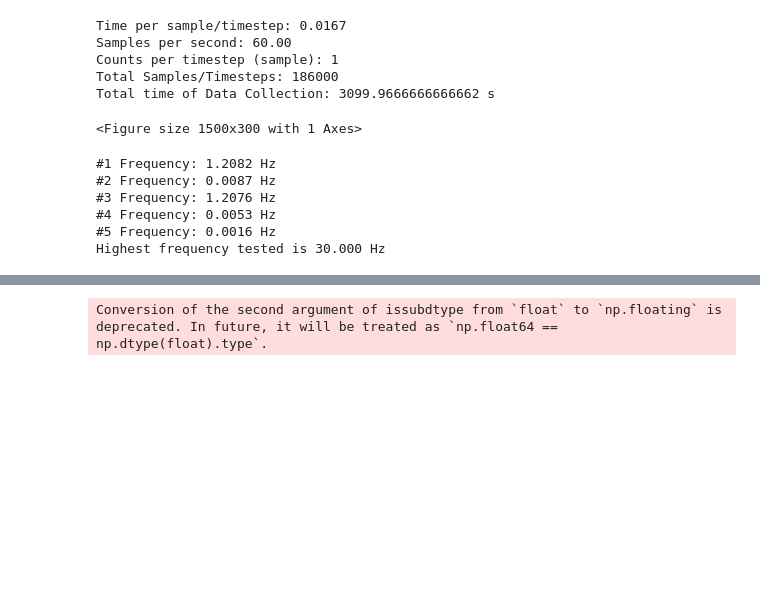
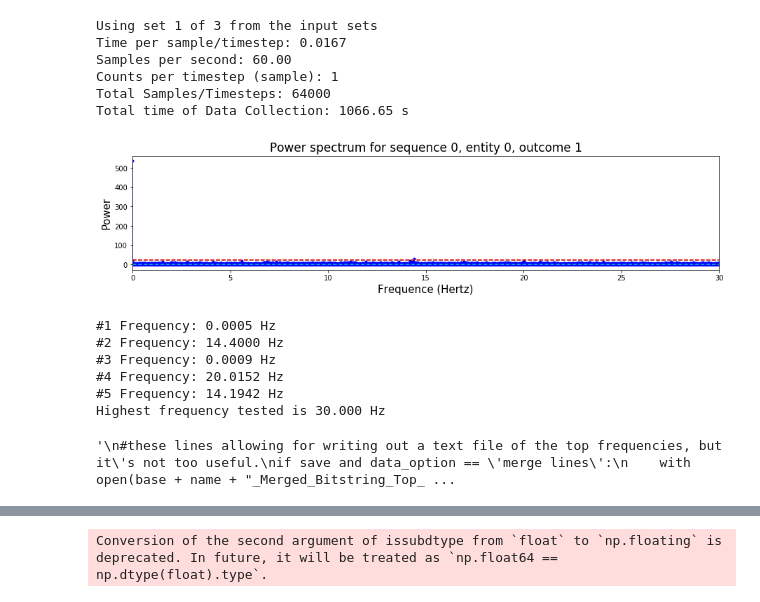
Before and after one commit to garretts-hub/GST_Work, a Jupyter notebook: Drift Analysis with Real Data.ipynb, the cells around one changed output, grey strips where cells are left out. Cells and saved outputs as stored; diff of their text form; code cells hidden in the pictures; blank space fills up the shorter version.

```diff
--- a/Drift Analysis with Real Data.ipynb
+++ b/Drift Analysis with Real Data.ipynb
@@ -5,34 +5,49 @@ from pygsti.extras import drift
 import numpy as np
 from data_list_creator import create_data
 from helpers import *
-from drift_file_io import drift_input, calculate_average_timestep, merge_lines
+from drift_file_io import drift_input, calculate_average_timestep, merge_lines, sixteen_bit_lines_backwards
 import NoiseSignal2 as ns
 savepath = None
 
-save = False
-data_option = 3
+save = True
+data_option = '16-bit lines' # 'merge lines' or '16-bit lines'
+number_of_experiments = 3
+experiment_to_use = 0 #choose from 0 --> N-1, where N in number_of_experiments
+base = "N:/Programs/Ions Share/Gate-Set Tomography/DriftAnalysis/"
+name = '2018_11_16_64000/2018_11_16_1134_47_DRIFT' #specify date_folder/txt_file_name
 ###############file io (option 2) is for each line being one sample, merge (opt. 3) is to combine all lines into one sample
 ###########################################Manipulate variables here ###############################################
 #################################################################################################################
 #For reading in experimental data: enter here
-if data_option == 2 or data_option == 3:
-    base = "N:/Programs/Ions Share/Gate-Set Tomography/DriftAnalysis/"
-    name = '2018_08_27 Gi Data/2018_08_27_1627_08_DRIFT' #specify date_folder/txt_file_name
+if data_option == 'merge lines':
     file_loc = base + name + ".txt"
-    time_per_sample = 1/60 #seconds, only necessary if you're doing the merge lines
+    time_per_sample = 1/60 #seconds
     savepath = None
-    if save and (data_option == 2 or data_option == 3):
+    if save:
         savepath = base  + name + "_Merged_Bitstring_Plot.png"
+elif data_option == '16-bit lines':
+    file_loc = base + name + ".txt"
+    time_per_sample = 1/60 #seconds
+    savepath = None
+    if save:
+        savepath = base  + name + "_No_Delay_ExperimentNum" + str(experiment_to_use + 1) + ".png"
 ##################################################################################################################
 ##############################################################################################################
 #Don't change anything below this line for regular program operation
 
-if data_option == 2:
-    raw_bit_array, ones_count_array, zeros_count_array, timestamp_array = drift_input(file_loc)
-    time_per_sample = calculate_average_timestep(timestamp_array)
-    print("Data is loaded...Beginning Drift Analysis")
-elif data_option == 3:
+if data_option == '16-bit lines':
+    ones_count_array, zeros_count_array, timestamp_array = sixteen_bit_lines_backwards(file_loc, time_per_sample, number_of_experiments)[experiment_to_use]
+    print("Using set {} of {} from the input sets".format(experiment_to_use + 1, number_of_experiments))
+elif data_option == 'merge lines':
     ones_count_array, zeros_count_array, timestamp_array = merge_lines(file_loc, time_per_sample)
+
+###### I'm only taking in a select amount of data points here, just to see what the FT gives~!!!
+all_points = len(ones_count_array)
+mindex = 0
+maxdex = all_points
+ones_count_array = ones_count_array[mindex:maxdex]
+timestamp_array = timestamp_array[mindex:maxdex]
+###########################
 
 #calculate results and print relevant information
 print("Time per sample/timestep: {:.4f}".format(time_per_sample))
@@ -41,41 +56,46 @@ nCounts = ones_count_array[0] + zeros_count_array[0] #the number of samples per
 print("Counts per timestep (sample): {}".format(nCounts))
 nSamples = len(ones_count_array)
 print("Total Samples/Timesteps: {}".format(nSamples))
 print("Total time of Data Collection: {} s".format(timestamp_array[len(timestamp_array) - 1] - timestamp_array[0]))
+
 drifted = drift.do_basic_drift_characterization(ones_count_array, counts=nCounts, timestep=time_per_sample,timestamps=timestamp_array, verbosity=0)
 drifted.plot_power_spectrum(sequence=0, entity=0, outcome=1, savepath=savepath)
 
 #analyze the frequency-power spectrum
 frequencies = list(drifted.frequencies)
 power_spectrum = list(drifted.pspepo_power_spectrum[0,0,1,:])
 sorted_groups = create_sorted_tuples(frequencies, power_spectrum)
 num_points = 5
 for i in range(num_points):
     print("#{} Frequency: {:.4f} Hz".format(i+1, sorted_groups[i][0]))
 #print("Spacing is {:.4f} Hz".format(frequencies[1]-frequencies[0]))
 print("Highest frequency tested is {:.3f} Hz".format(frequencies[len(frequencies) - 1]))
 
-if save:
+"""
+#these lines allowing for writing out a text file of the top frequencies, but it's not too useful.
+if save and data_option == 'merge lines':
     with open(base + name + "_Merged_Bitstring_Top_Freqs.txt","w") as out:
         out.write("Time per sample/timestep: {:.4f}\n".format(time_per_sample))
         out.write("Samples per second: {:.2f}\n\n".format(1/time_per_sample))
         for i in range(num_points):
             out.write("#{} Frequency: {:.3f} Hz\n".format(i+1, sorted_groups[i][0]))
 
     with open(base + name + "_Merged_Bitstring_All_Output.txt","w") as out:
         out.write("Frequency(Hz)\tPower(a.u.)\n")
         for i in range(len(frequencies)):
-            out.write("{}\t{}\n".format(frequencies[i], power_spectrum[i]))
+            out.write("{}\t{}\n".format(frequencies[i], power_spectrum[i]))"""
 # %% [output]
+Using set 1 of 3 from the input sets
 Time per sample/timestep: 0.0167
 Samples per second: 60.00
 Counts per timestep (sample): 1
-Total Samples/Timesteps: 186000
-Total time of Data Collection: 3099.9666666666662 s
+Total Samples/Timesteps: 64000
+Total time of Data Collection: 1066.65 s
+[figure, added]
-<Figure size 1500x300 with 1 Axes>
+#1 Frequency: 0.0005 Hz
+#2 Frequency: 14.4000 Hz
+#3 Frequency: 0.0009 Hz
+#4 Frequency: 20.0152 Hz
+#5 Frequency: 14.1942 Hz
+Highest frequency tested is 30.000 Hz
-#1 Frequency: 1.2082 Hz
-#2 Frequency: 0.0087 Hz
-#3 Frequency: 1.2076 Hz
-#4 Frequency: 0.0053 Hz
-#5 Frequency: 0.0016 Hz
-Highest frequency tested is 30.000 Hz
+'\n#these lines allowing for writing out a text file of the top frequencies, but it\'s not too useful.\nif save and data_option == \'merge lines\':\n    with open(base + name + "_Merged_Bitstring_Top_ ...
```
Also changed, not shown: parts of 4 cells of this notebook, 4 other files.
